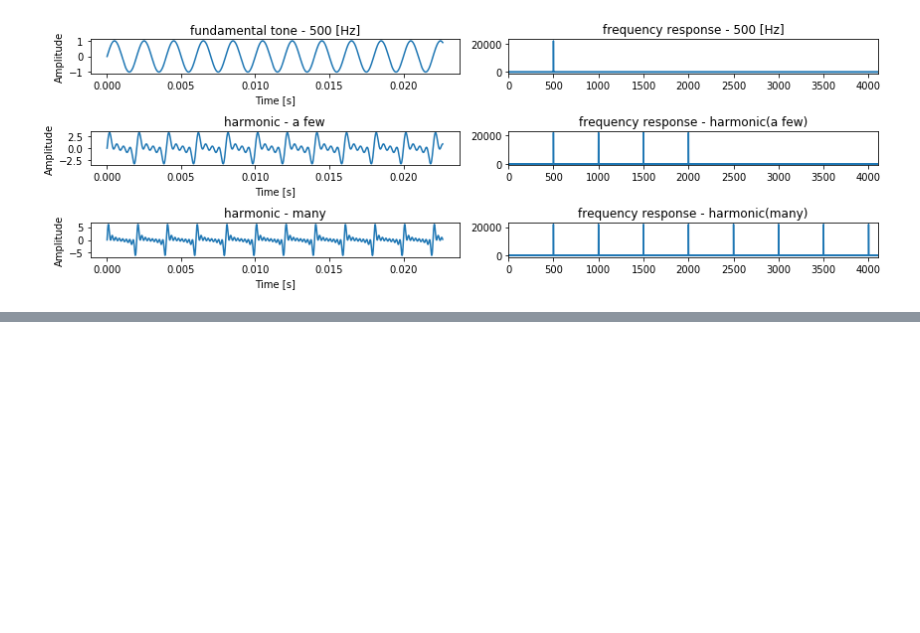
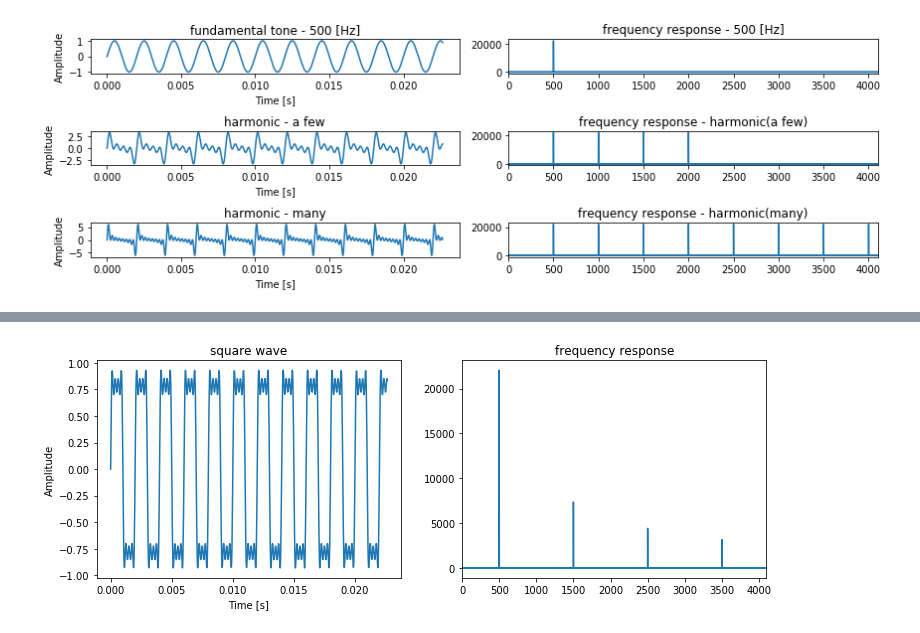
Before and after one commit to kargenk/acoustics_for_beginners, a Jupyter notebook: chapter02_superposition.ipynb, the cells around one changed output, grey strips where cells are left out. Saved outputs shown, nothing was run; the diff lists cells and outputs as text; code cells hidden in the pictures; blank space fills up the shorter version.

```diff
--- a/chapter02_superposition.ipynb
+++ b/chapter02_superposition.ipynb
@@ -107,0 +150,32 @@ display.Audio(synth2, rate=sr)  # 倍音(多め)，明るく聞こえる
+# %%
+def square_wave(f_0, n):
+    """
+    create square wave.
+
+    Parameters
+    ----------
+    f_0 : int
+        fundamental frequency
+    n : int
+        including harmonic wave num
+    """
+    signal = np.zeros([44100])
+    for i in range(1, n+1):
+        if i % 2 != 0:
+            signal += 1/i * sine_wave(f_0 * i)
+    return signal
+# %%
+square = square_wave(500, 8)
+amp_square, fr_square = frequency_response(square)
+
+plt.figure(figsize=(12, 4))
+plt.subplot(121)
+plot_signal(t, square, 'square wave')
+plt.subplot(122)
+plot_normal(fr_square, amp_square, 'frequency response')
+plt.xlim(0, 4100)
+
+plt.show()
+display.Audio(square, rate=sr)
+# %% [output]
+[figure, added]
```
Also changed, not shown: parts of 8 cells of this notebook.
